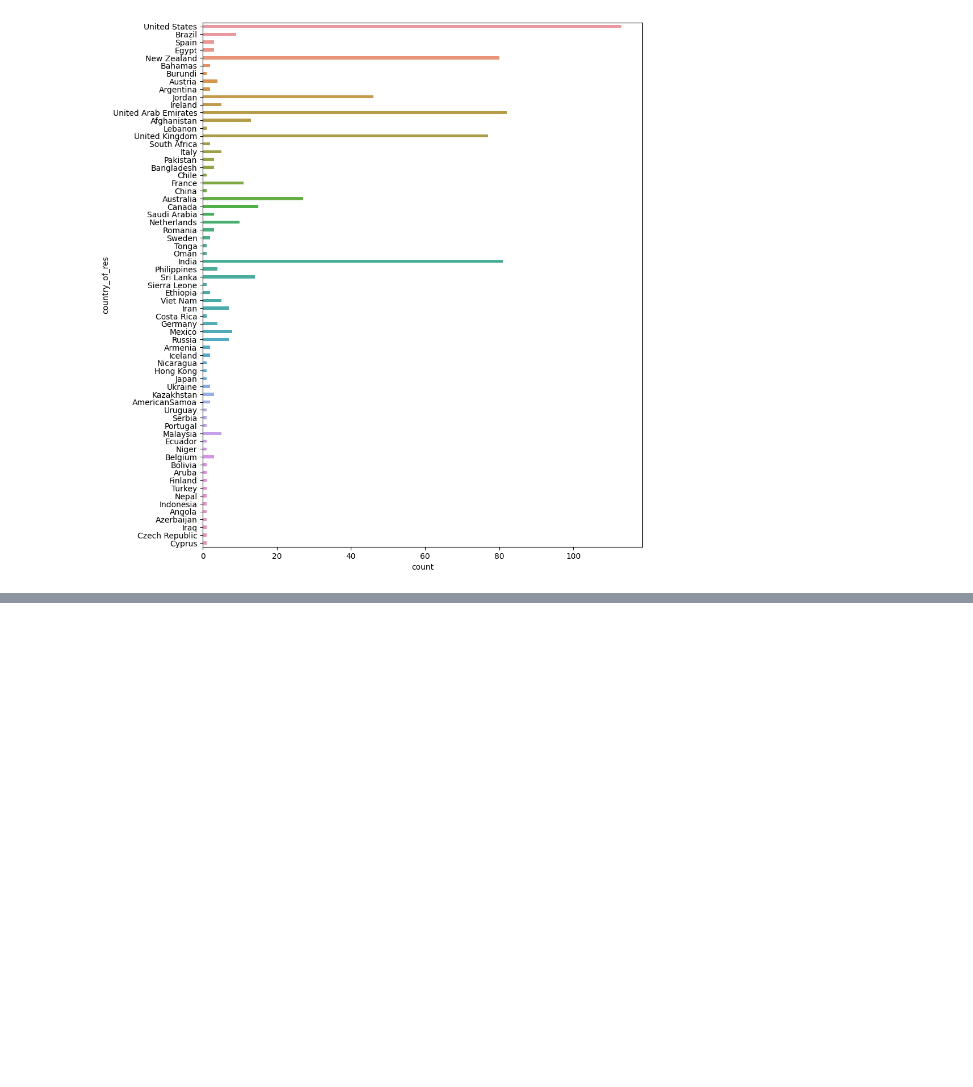
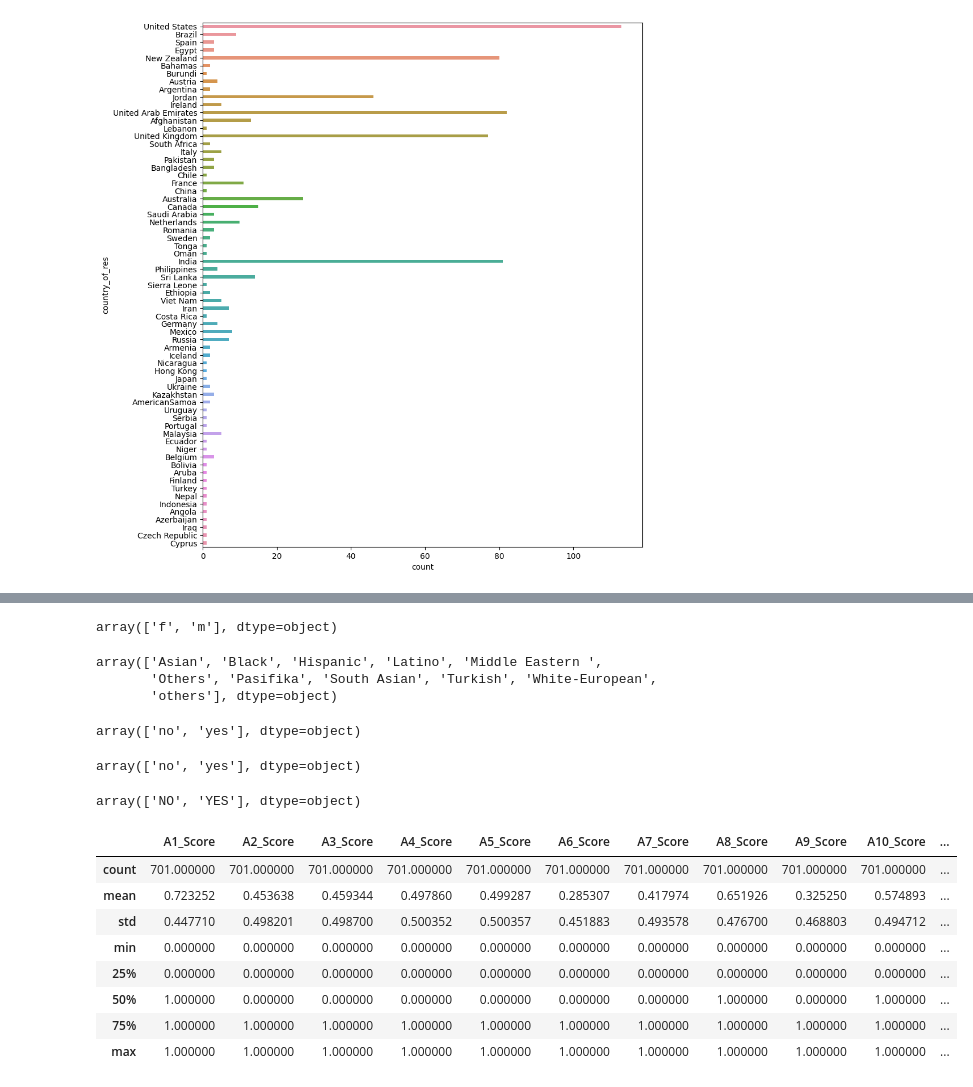
Before and after one commit to fahim-muntasir-niloy/Autism_Screening, a Jupyter notebook: autism.ipynb, the cells around one changed output, grey strips where cells are left out. Cells and saved outputs as stored; diff of their text form; code cells hidden in the pictures; blank space fills up the shorter version.

```diff
--- a/autism.ipynb
+++ b/autism.ipynb
@@ -123,0 +289,39 @@ sns.countplot(data=df, y='country_of_res', width=.4 )
+# %%
+df['gender'] = le.fit_transform(df['gender'])
+le.classes_
+# %% [output]
+array(['f', 'm'], dtype=object)
+# %%
+df['ethnicity'] = le.fit_transform(df['ethnicity'])
+le.classes_
+# %% [output]
+array(['Asian', 'Black', 'Hispanic', 'Latino', 'Middle Eastern ',
+       'Others', 'Pasifika', 'South Asian', 'Turkish', 'White-European',
+       'others'], dtype=object)
+# %%
+df['jaundice'] = le.fit_transform(df['jaundice'])
+le.classes_
+# %% [output]
+array(['no', 'yes'], dtype=object)
+# %%
+df['autism'] = le.fit_transform(df['autism'])
+le.classes_
+# %% [output]
+array(['no', 'yes'], dtype=object)
+# %%
+df['ASD'] = le.fit_transform(df['ASD'])
+le.classes_
+# %% [output]
+array(['NO', 'YES'], dtype=object)
+# %%
+df.describe()
+# %% [output]
+|  | A1_Score | A2_Score | A3_Score | A4_Score | A5_Score | A6_Score | A7_Score | A8_Score | A9_Score | A10_Score | ... |
+| count | 701.000000 | 701.000000 | 701.000000 | 701.000000 | 701.000000 | 701.000000 | 701.000000 | 701.000000 | 701.000000 | 701.000000 | ... |
+| mean | 0.723252 | 0.453638 | 0.459344 | 0.497860 | 0.499287 | 0.285307 | 0.417974 | 0.651926 | 0.325250 | 0.574893 | ... |
+| std | 0.447710 | 0.498201 | 0.498700 | 0.500352 | 0.500357 | 0.451883 | 0.493578 | 0.476700 | 0.468803 | 0.494712 | ... |
+| min | 0.000000 | 0.000000 | 0.000000 | 0.000000 | 0.000000 | 0.000000 | 0.000000 | 0.000000 | 0.000000 | 0.000000 | ... |
+| 25% | 0.000000 | 0.000000 | 0.000000 | 0.000000 | 0.000000 | 0.000000 | 0.000000 | 0.000000 | 0.000000 | 0.000000 | ... |
+| 50% | 1.000000 | 0.000000 | 0.000000 | 0.000000 | 0.000000 | 0.000000 | 0.000000 | 1.000000 | 0.000000 | 1.000000 | ... |
+| 75% | 1.000000 | 1.000000 | 1.000000 | 1.000000 | 1.000000 | 1.000000 | 1.000000 | 1.000000 | 1.000000 | 1.000000 | ... |
+| max | 1.000000 | 1.000000 | 1.000000 | 1.000000 | 1.000000 | 1.000000 | 1.000000 | 1.000000 | 1.000000 | 1.000000 | ... |
```
Also changed, not shown: parts of 39 cells of this notebook, 3 other files.
